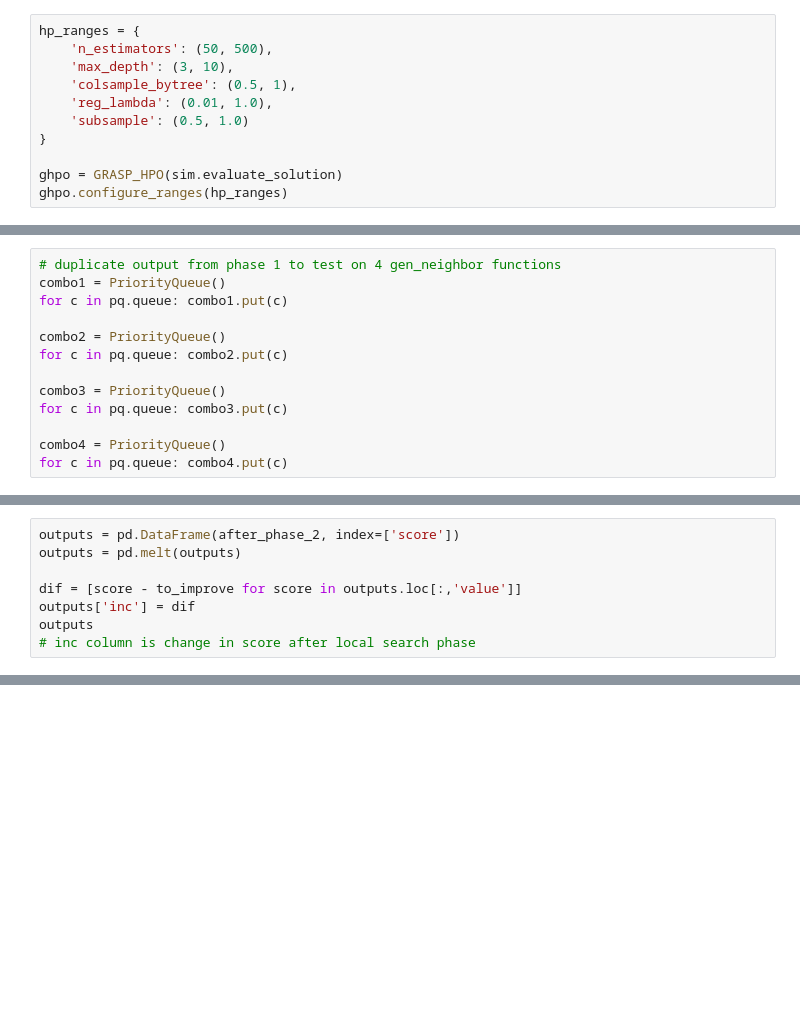
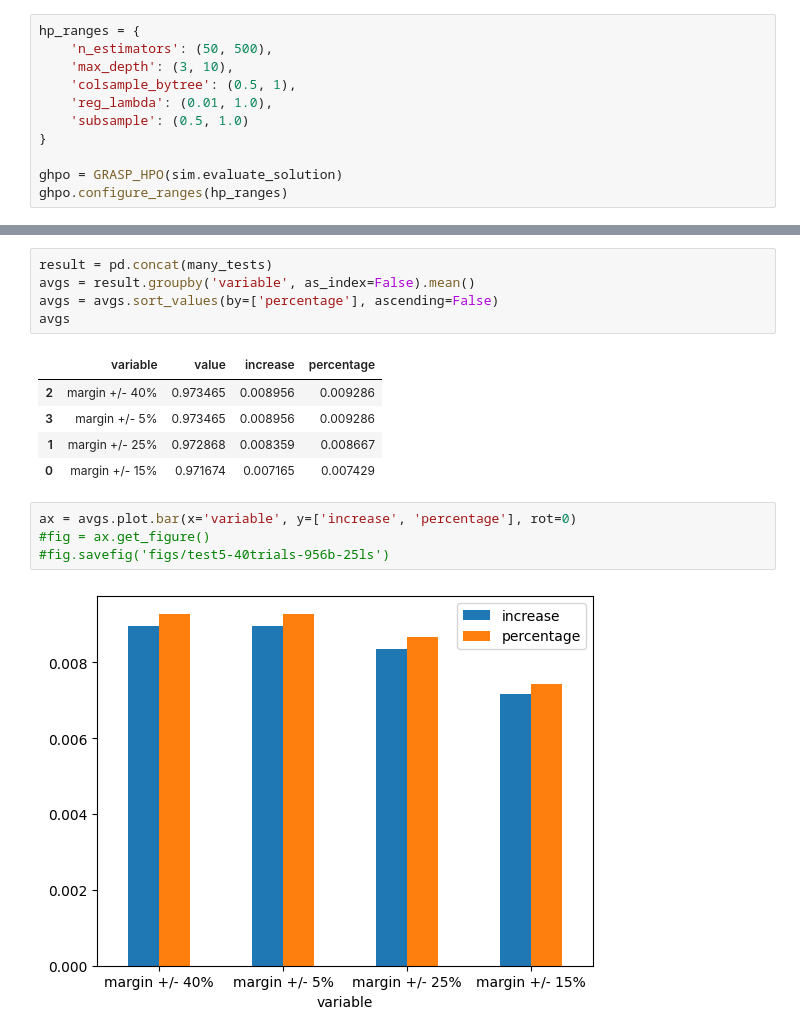
Before and after one commit to shinwookim/GRASP-HPO, a Jupyter notebook: src/main/phase2comparison.ipynb, the cells around one changed output, grey strips where cells are left out. Drawn from its saved outputs; the diff is of its cells as text; blank space fills up the shorter version.

```diff
--- a/src/main/phase2comparison.ipynb
+++ b/src/main/phase2comparison.ipynb
@@ -41,13 +40,0 @@ to_improve
-# %%
-# duplicate output from phase 1 to test on 4 gen_neighbor functions
-combo1 = PriorityQueue()
-for c in pq.queue: combo1.put(c)
-
-combo2 = PriorityQueue()
-for c in pq.queue: combo2.put(c)
-
-combo3 = PriorityQueue()
-for c in pq.queue: combo3.put(c)
-
-combo4 = PriorityQueue()
-for c in pq.queue: combo4.put(c)
@@ -78,8 +40,0 @@ local search set to use fn 0: reinitialize one random HP
-# %%
-outputs = pd.DataFrame(after_phase_2, index=['score'])
-outputs = pd.melt(outputs)
-
-dif = [score - to_improve for score in outputs.loc[:,'value']]
-outputs['inc'] = dif
-outputs
-# inc column is change in score after local search phase
@@ -95,0 +102,17 @@ ax = outputs.plot.bar(y='inc', rot=0)
+# %%
+result = pd.concat(many_tests)
+avgs = result.groupby('variable', as_index=False).mean()
+avgs = avgs.sort_values(by=['percentage'], ascending=False)
+avgs
+# %% [output]
+|  | variable | value | increase | percentage |
+| 2 | margin +/- 40% | 0.973465 | 0.008956 | 0.009286 |
+| 3 | margin +/- 5% | 0.973465 | 0.008956 | 0.009286 |
+| 1 | margin +/- 25% | 0.972868 | 0.008359 | 0.008667 |
+| 0 | margin +/- 15% | 0.971674 | 0.007165 | 0.007429 |
+# %%
+ax = avgs.plot.bar(x='variable', y=['increase', 'percentage'], rot=0)
+#fig = ax.get_figure()
+#fig.savefig('figs/test5-40trials-956b-25ls')
+# %% [output]
+[figure, added]
```
Also changed, not shown: parts of 7 cells of this notebook, 4 other files.
